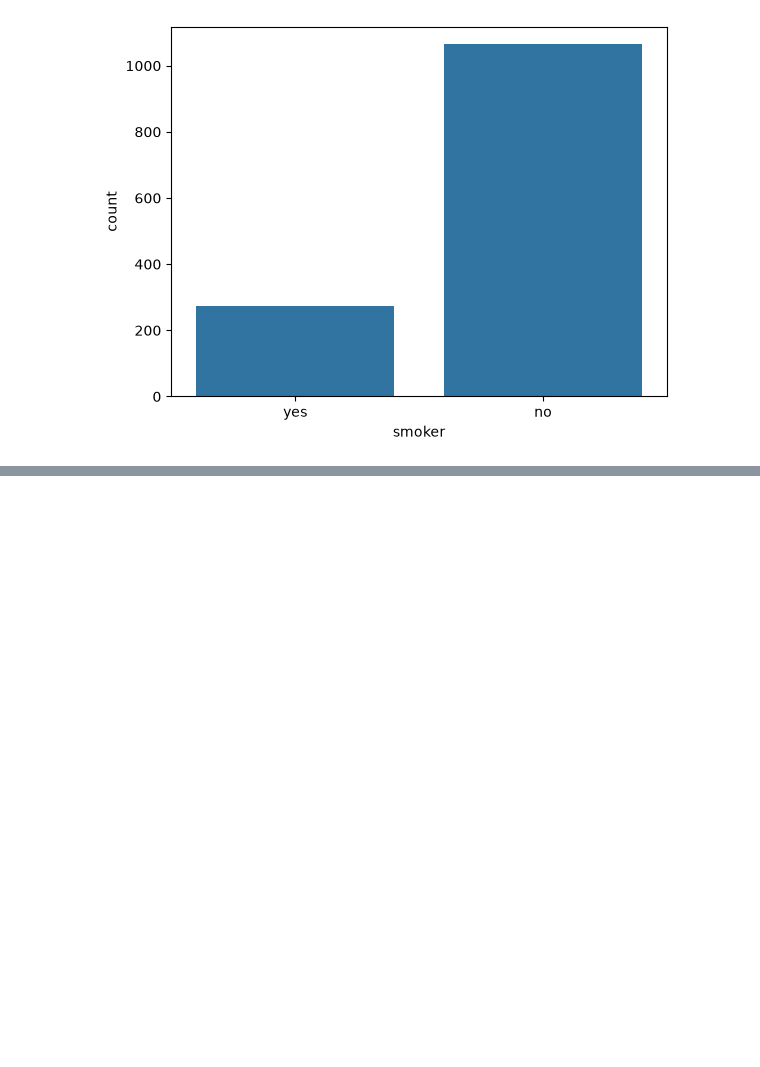
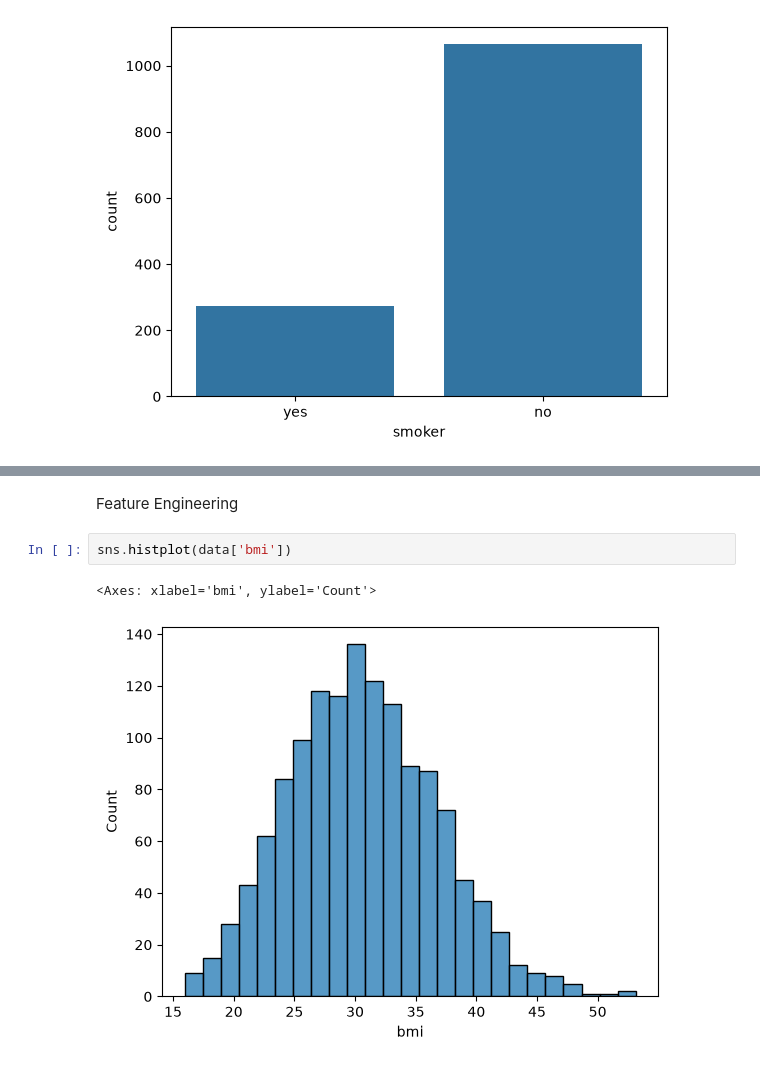
Before and after one commit to hacker-x184/ml-learning-journey, a Jupyter notebook: 01_foundation/01_project.ipynb, the cells around one changed output, grey strips where cells are left out. Cells and saved outputs as stored; diff of their text form; blank space fills up the shorter version.

```diff
--- a/01_foundation/01_project.ipynb
+++ b/01_foundation/01_project.ipynb
@@ -101,0 +253,7 @@ sns.countplot(x=data['smoker'])
+# %% [markdown]
+Feature Engineering
+# %%
+sns.histplot(data['bmi'])
+# %% [output]
+<Axes: xlabel='bmi', ylabel='Count'>
+[figure, added]
```
Also changed, not shown: parts of 34 cells of this notebook.
